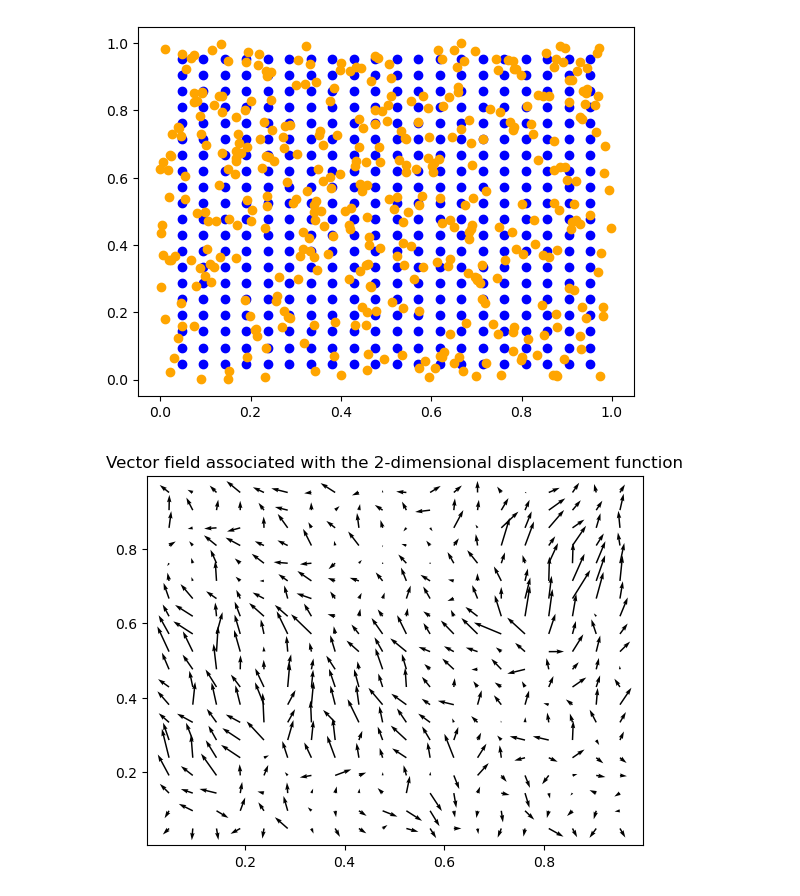
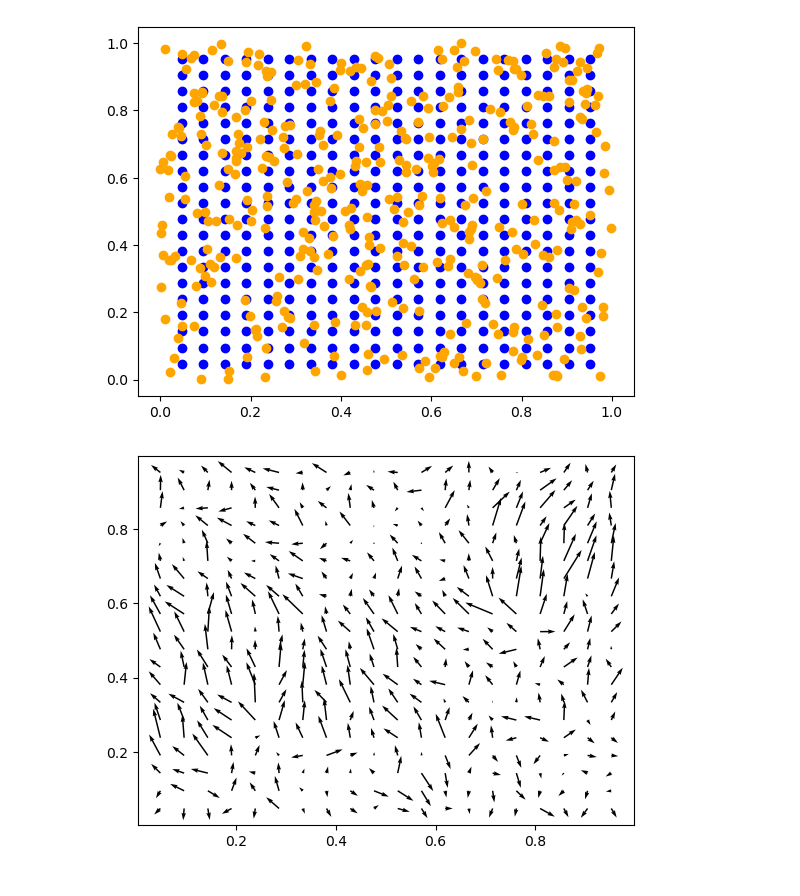
Before and after one commit to Armelle-h/Statistical_property_Optimal_Transport, a Jupyter notebook: Additional_plots_presentation.ipynb, the cells around one changed output. Drawn from its saved outputs; the diff is of its cells as text; code cells hidden in the pictures.

Commit message:
deleted a graph title

```diff
--- a/Additional_plots_presentation.ipynb
+++ b/Additional_plots_presentation.ipynb
@@ -86,8 +86,7 @@ for i in range(n**2):
     X_p[index[0,0]]=X[i]
 # %%
 plt.quiver(X_grid[:,0], X_grid[:,1], X_p[:,0]-X_grid[:,0], X_p[:,1]-X_grid[:,1])
-plt.title("Vector field associated with the 2-dimensional displacement function")
 
 plt.savefig('Figures/f_n_vector_field.png')
 # %% [output]
-[figure, old version]
+[figure, new version]
```
Also changed, not shown: 1 other file.
